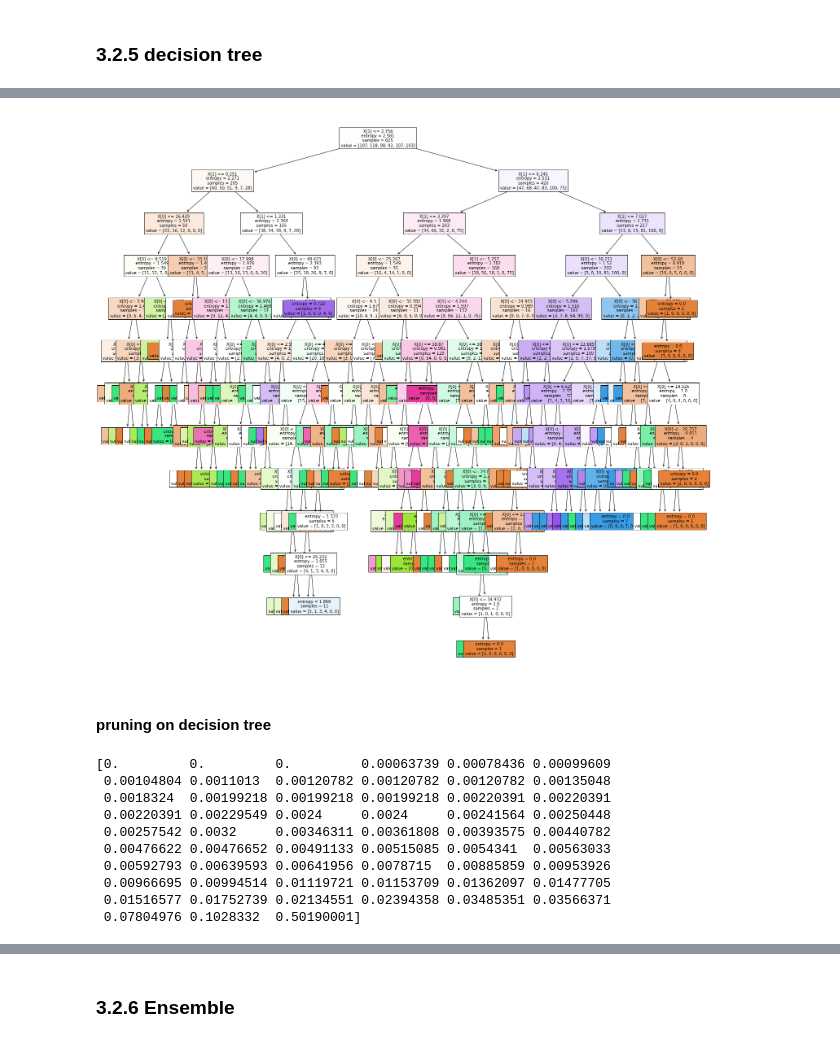
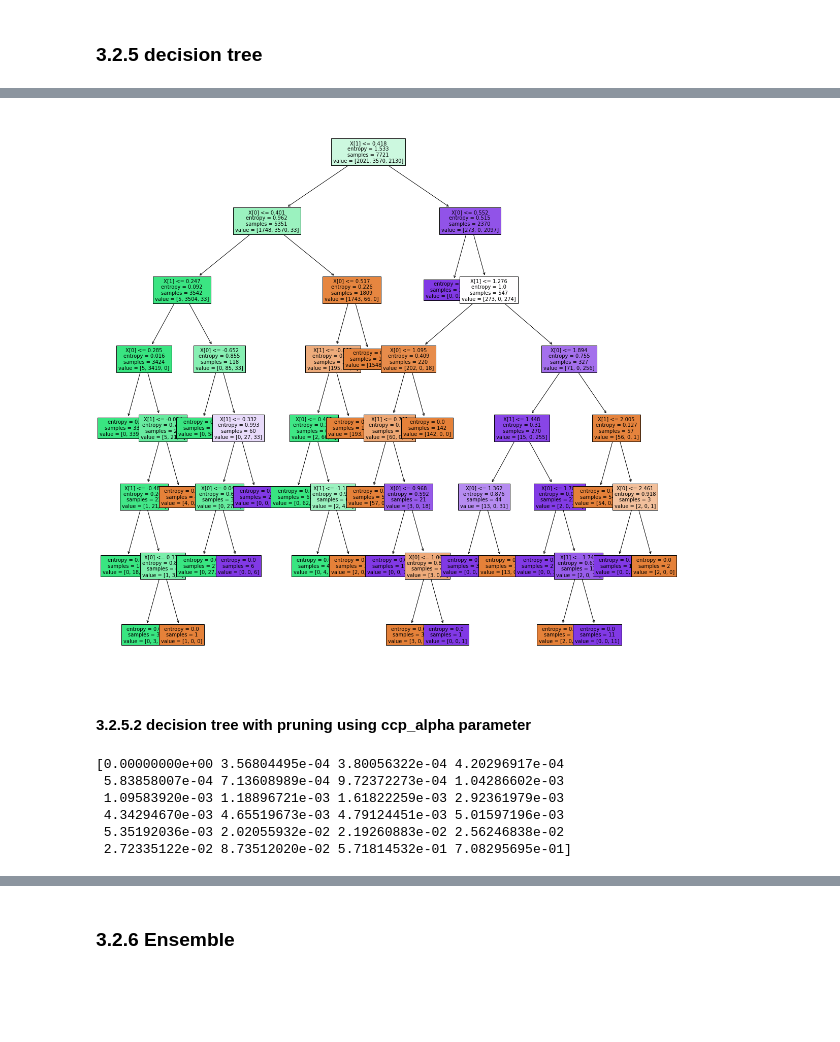
Before and after one commit to mvaghei78/data-mining-on-2021_Olympics, a Jupyter notebook: mining_on_2021_Olympics.ipynb, the cells around one changed output, grey strips where cells are left out. Cells and saved outputs as stored; diff of their text form; code cells hidden in the pictures; blank space fills up the shorter version.

```diff
--- a/mining_on_2021_Olympics.ipynb
+++ b/mining_on_2021_Olympics.ipynb
@@ -1299,3 +1210,7 @@ def plot_confusionmatrix(y_pred,y_true,dom, classes = ["0","1","2","3","4","5"])
+# %%
+from sklearn.model_selection import train_test_split
+x_data, y_data = (athletes_for_model[['NOC_numeric','Discipline_numeric']],athletes_for_model['label'])
+X_train, X_test, y_train, y_test = train_test_split(x_data, y_data, test_size=0.3, random_state=1)
 # %% [markdown]
 ### 3.2.1 MLP model
 # %%
@@ -1602,6 +1504,6 @@ k-fold evaluate for bayes model: 0.44
 # %%
 from sklearn import tree
 # %%
-dt_clf = tree.DecisionTreeClassifier(criterion="entropy", splitter="random")
+dt_clf = tree.DecisionTreeClassifier(criterion="entropy", splitter="best")
 dt_clf.fit(X_train, y_train)
 # %% [output]
@@ -1626,26 +1528,22 @@ Test Confusion matrix
 # %%
-plt.figure(figsize=(25,25))
+plt.figure(figsize=(20,20))
 tree.plot_tree(dt_clf, fontsize=10, filled=True)
 plt.show()
 # %% [output]
-[figure, old version]
+[figure, new version]
-# %% [markdown]
-#### pruning on decision tree
+# %% [markdown]
+#### 3.2.5.2 decision tree with pruning using ccp_alpha parameter
 # %%
 path = dt_clf.cost_complexity_pruning_path(X_train, y_train)
 ccp_alphas, impurities = path.ccp_alphas, path.impurities
 print(ccp_alphas)
 # %% [output]
-[0.         0.         0.         0.00063739 0.00078436 0.00099609
- 0.00104804 0.0011013  0.00120782 0.00120782 0.00120782 0.00135048
- 0.0018324  0.00199218 0.00199218 0.00199218 0.00220391 0.00220391
- 0.00220391 0.00229549 0.0024     0.0024     0.00241564 0.00250448
- 0.00257542 0.0032     0.00346311 0.00361808 0.00393575 0.00440782
- 0.00476622 0.00476652 0.00491133 0.00515085 0.0054341  0.00563033
- 0.00592793 0.00639593 0.00641956 0.0078715  0.00885859 0.00953926
- 0.00966695 0.00994514 0.01119721 0.01153709 0.01362097 0.01477705
- 0.01516577 0.01752739 0.02134551 0.02394358 0.03485351 0.03566371
- 0.07804976 0.1028332  0.50190001]
+[0.00000000e+00 3.56804495e-04 3.80056322e-04 4.20296917e-04
+ 5.83858007e-04 7.13608989e-04 9.72372273e-04 1.04286602e-03
+ 1.09583920e-03 1.18896721e-03 1.61822259e-03 2.92361979e-03
+ 4.34294670e-03 4.65519673e-03 4.79124451e-03 5.01597196e-03
+ 5.35192036e-03 2.02055932e-02 2.19260883e-02 2.56246838e-02
+ 2.72335122e-02 8.73512020e-02 5.71814532e-01 7.08295695e-01]
 # %%
 clfs = []
 for ccp_alpha in ccp_alphas:
```
Also changed, not shown: parts of 126 cells of this notebook, 3 other files.
